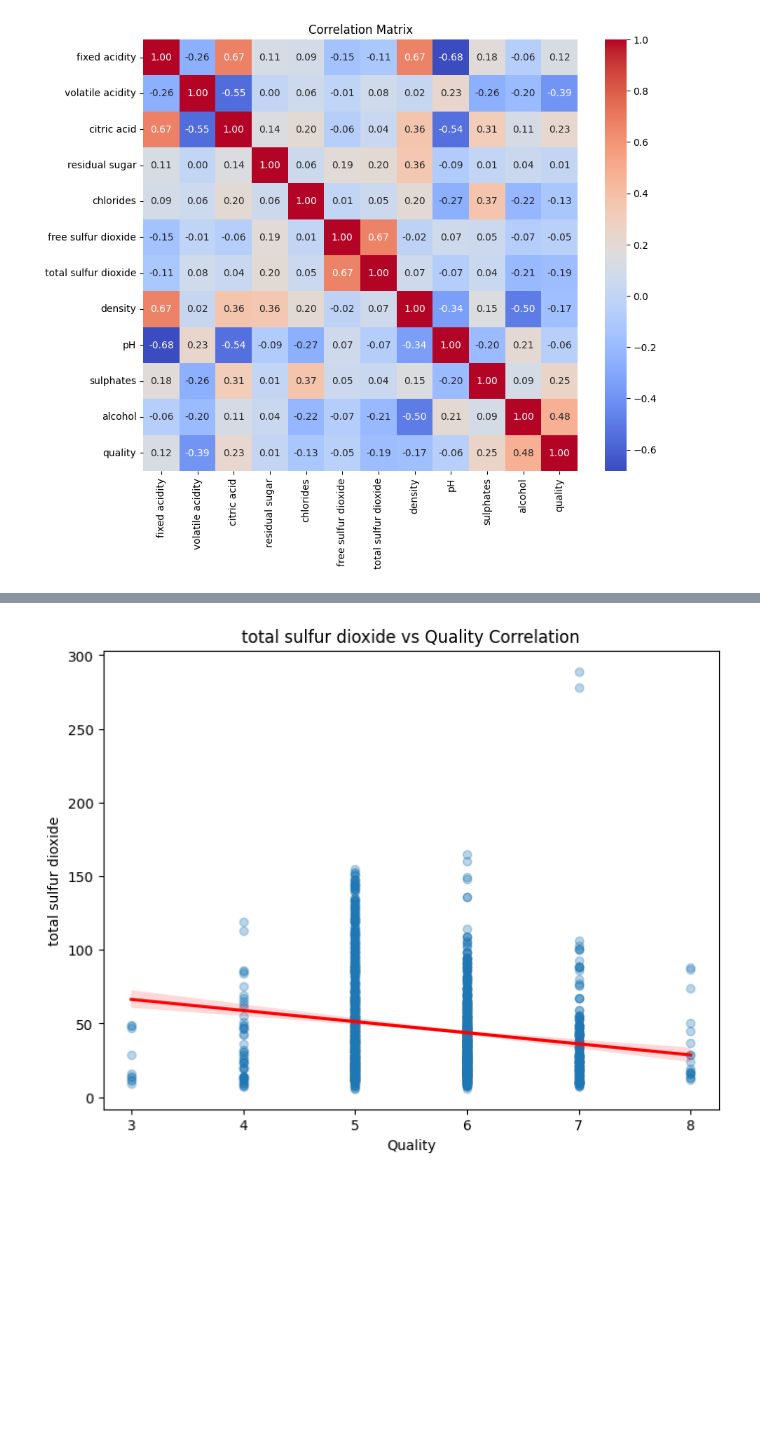
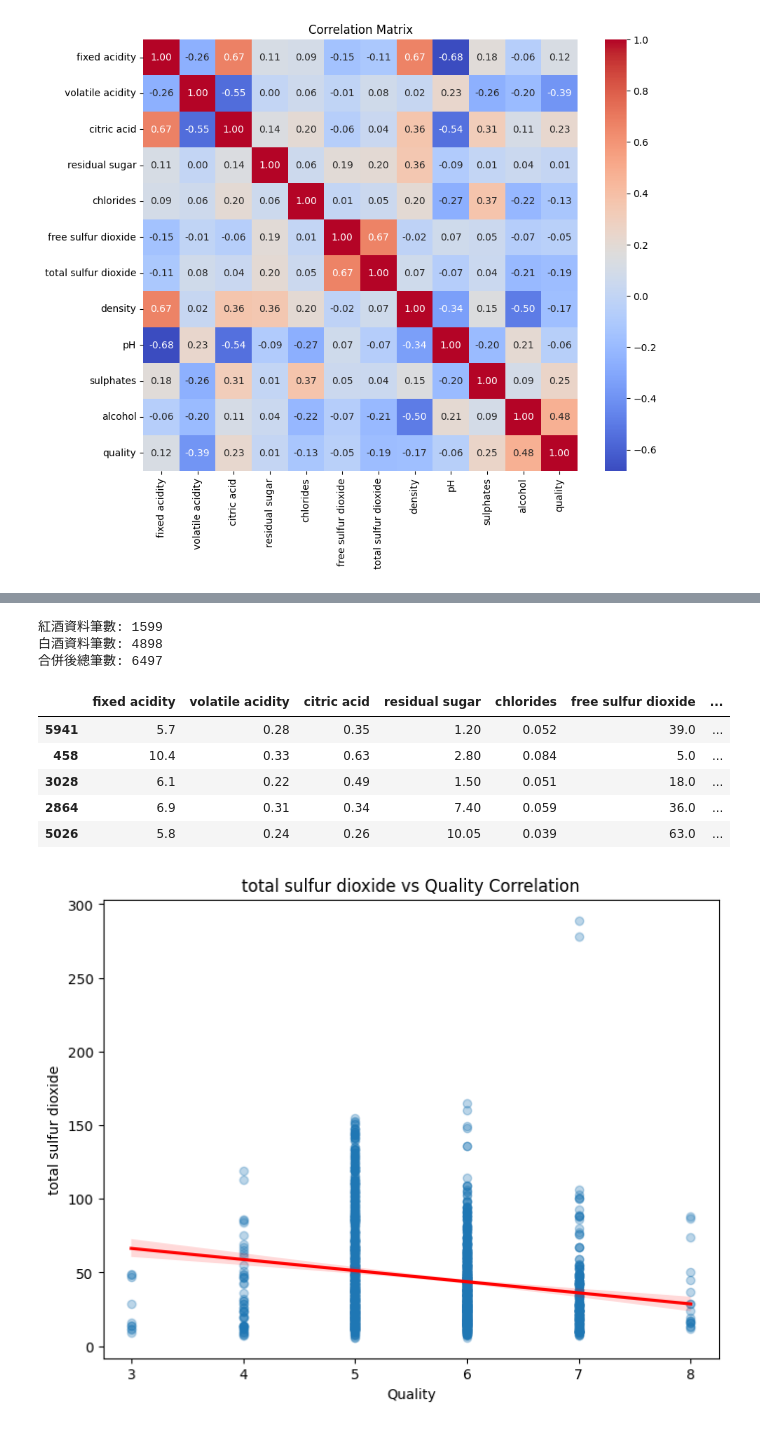
Before and after one commit to 110912010/tibame-gad258-07, a Jupyter notebook: index.ipynb, the cells around one changed output, grey strips where cells are left out. Saved outputs shown, nothing was run; the diff lists cells and outputs as text; code cells hidden in the pictures; blank space fills up the shorter version.

```diff
--- a/index.ipynb
+++ b/index.ipynb
@@ -18 +68,29 @@ plt.show()
+# %%
+# 讀取兩個檔案
+df_red = pd.read_csv('winequality-red.csv', sep=';')
+df_white = pd.read_csv('winequality-white.csv', sep=';')
+
+# 新增一欄標記類型
+df_red['type'] = 'red'
+df_white['type'] = 'white'
+
+# 垂直合併
+df_wine = pd.concat([df_red, df_white], axis=0, ignore_index=True)
+
+print(f"紅酒資料筆數: {len(df_red)}")
+print(f"白酒資料筆數: {len(df_white)}")
+print(f"合併後總筆數: {len(df_wine)}")
+
+# 查看合併後的結果
+df_wine.sample(5) # 隨機抽樣 5 筆看看
+# %% [output]
+紅酒資料筆數: 1599
+白酒資料筆數: 4898
+合併後總筆數: 6497
+|  | fixed acidity | volatile acidity | citric acid | residual sugar | chlorides | free sulfur dioxide | ... |
+| 5941 | 5.7 | 0.28 | 0.35 | 1.20 | 0.052 | 39.0 | ... |
+| 458 | 10.4 | 0.33 | 0.63 | 2.80 | 0.084 | 5.0 | ... |
+| 3028 | 6.1 | 0.22 | 0.49 | 1.50 | 0.051 | 18.0 | ... |
+| 2864 | 6.9 | 0.31 | 0.34 | 7.40 | 0.059 | 36.0 | ... |
+| 5026 | 5.8 | 0.24 | 0.26 | 10.05 | 0.039 | 63.0 | ... |
 # %%
```
Also changed, not shown: parts of 9 cells of this notebook, 7 other files.
